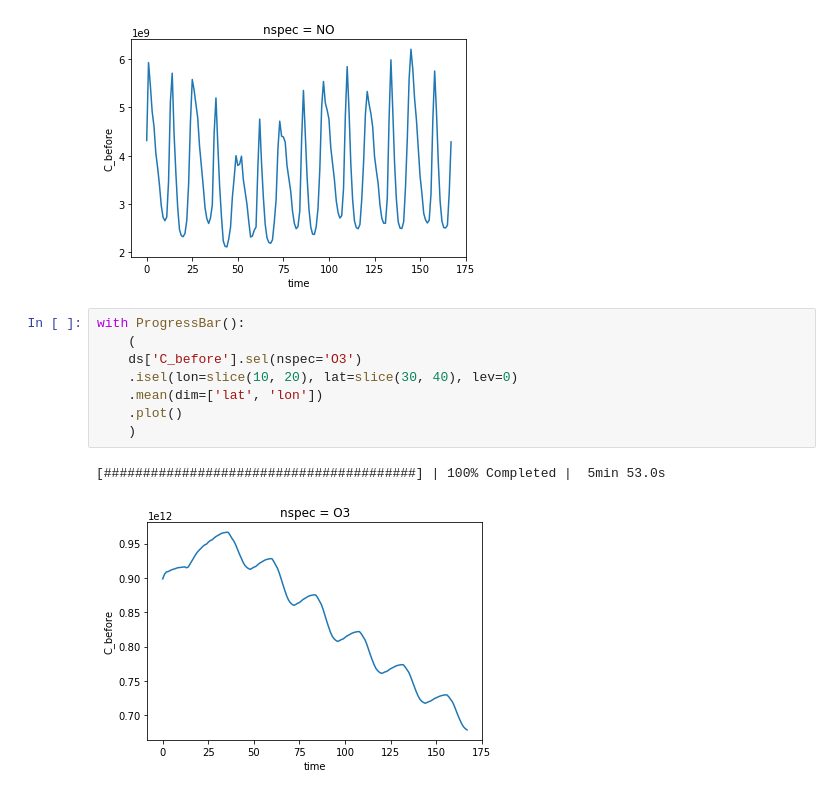
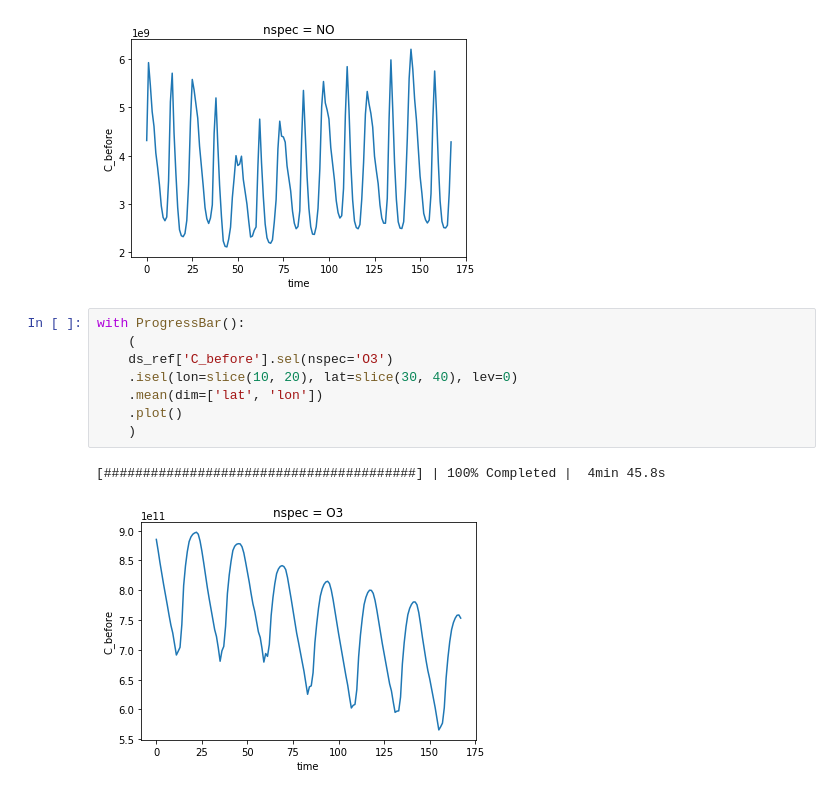
Before and after one commit to JiaweiZhuang/train_KPP, a Jupyter notebook: Chem_Only.ipynb, the cells around one changed output. Saved outputs shown, nothing was run; the diff lists cells and outputs as text.

```diff
--- a/Chem_Only.ipynb
+++ b/Chem_Only.ipynb
@@ -118,11 +118,11 @@ with ProgressBar():
 # %%
 with ProgressBar():
     (
-    ds['C_before'].sel(nspec='O3')
+    ds_ref['C_before'].sel(nspec='O3')
     .isel(lon=slice(10, 20), lat=slice(30, 40), lev=0)
     .mean(dim=['lat', 'lon'])
     .plot()
     )
 # %% [output]
-[########################################] | 100% Completed |  5min 53.0s
+[########################################] | 100% Completed |  4min 45.8s
-[figure, old version]
+[figure, new version]
```
